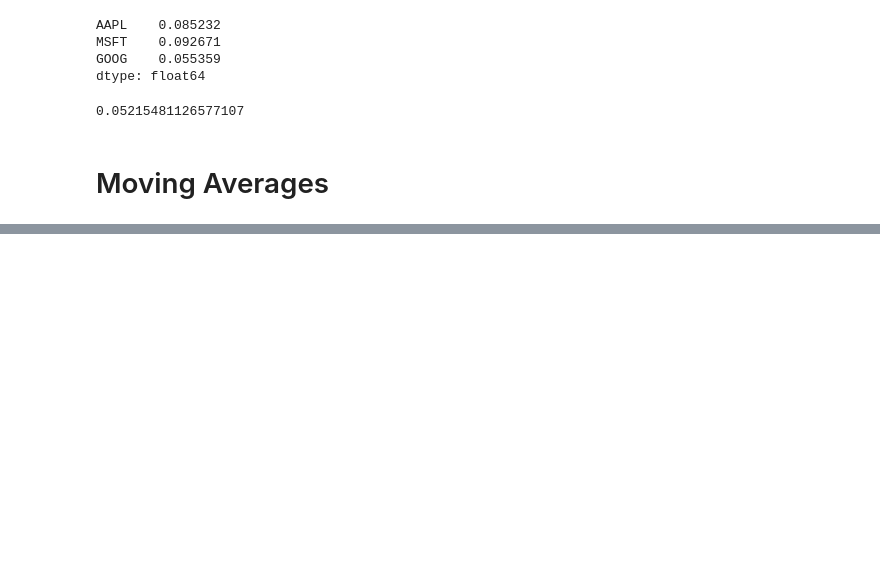
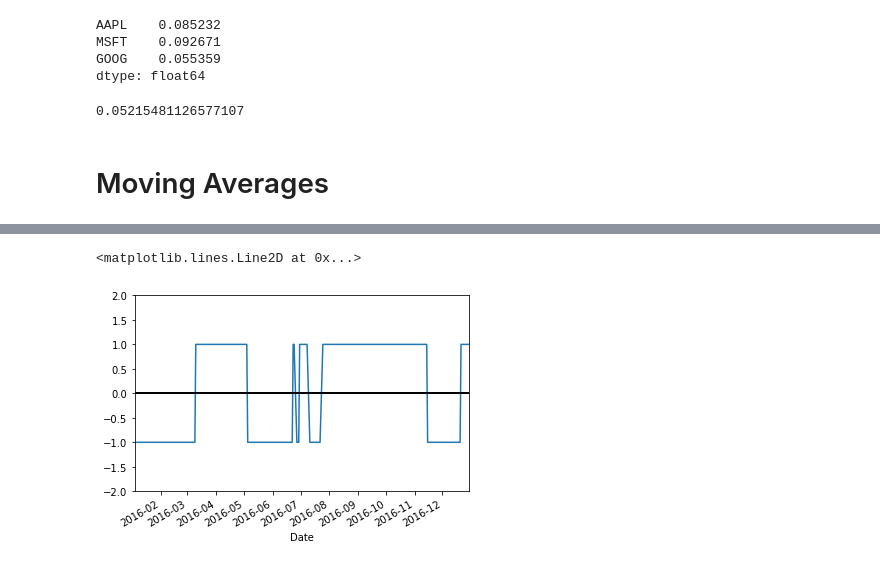
Before and after one commit to jetta47/Stocks, a Jupyter notebook: Stocks.ipynb, the cells around one changed output, grey strips where cells are left out. Saved outputs shown, nothing was run; the diff lists cells and outputs as text; code cells hidden in the pictures; blank space fills up the shorter version.

```diff
--- a/Stocks.ipynb
+++ b/Stocks.ipynb
@@ -497,0 +487,3 @@ pandas_candlestick_ohlc(apple.loc['2016-01-04':'2016-12-31',:], otherseries = ["
+# %%
+apple['20d-50d'] = apple['20d'] - apple['50d']
+apple.tail()
@@ -497,0 +498,16 @@ pandas_candlestick_ohlc(apple.loc['2016-01-04':'2016-12-31',:], otherseries = ["
+# %%
+# np.where() is a vectorized if-else function,
+# where a condition is checked for each component of a vector,
+# and the first argument passed is used when the condition holds, and the other passed if it does not
+
+apple["Regime"] = np.where(apple['20d-50d'] > 0, 1, 0)
+
+# We have 1's for bullish regimes and 0's for everything else.
+# Below I replace bearish regimes's values with -1, and to maintain the rest of the vector,
+# the second argument is apple["Regime"]
+
+apple["Regime"] = np.where(apple['20d-50d'] < 0, -1, apple["Regime"])
+apple.loc['2016-01-04':'2016-12-31',"Regime"].plot(ylim = (-2,2)).axhline(y = 0, color = "black", lw = 2)
+# %% [output]
+<matplotlib.lines.Line2D at 0x...>
+[figure, added]
```
Also changed, not shown: parts of 43 cells of this notebook.
